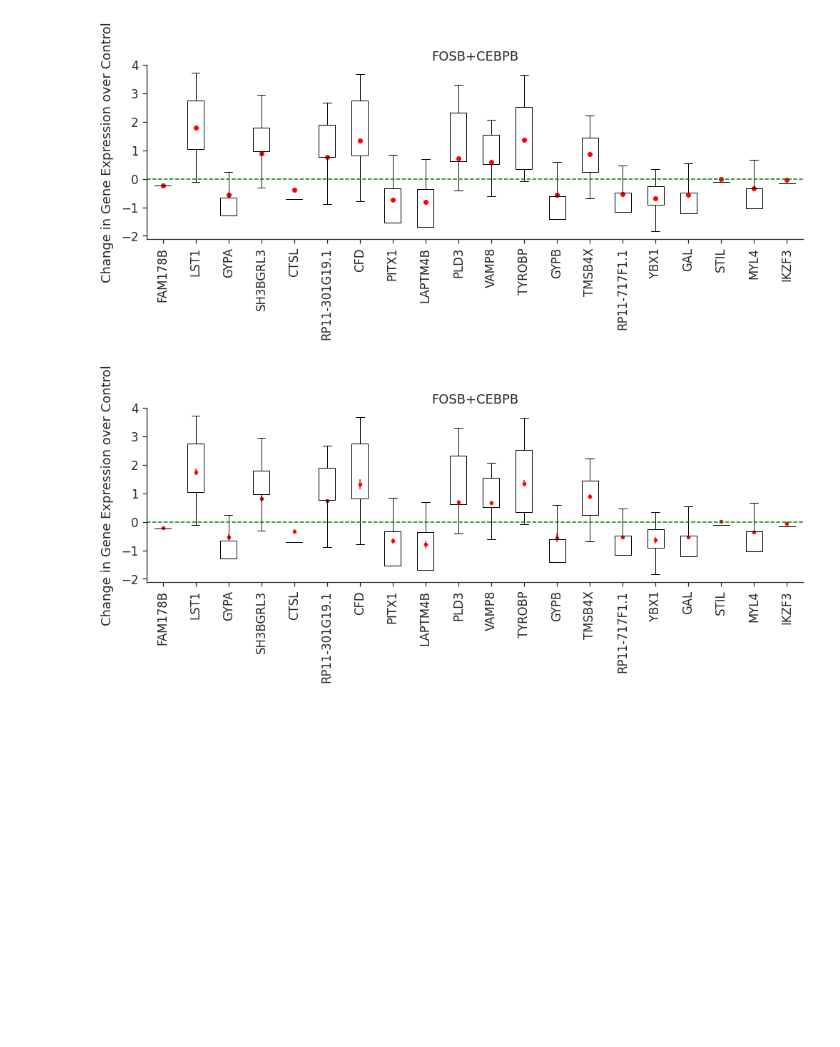
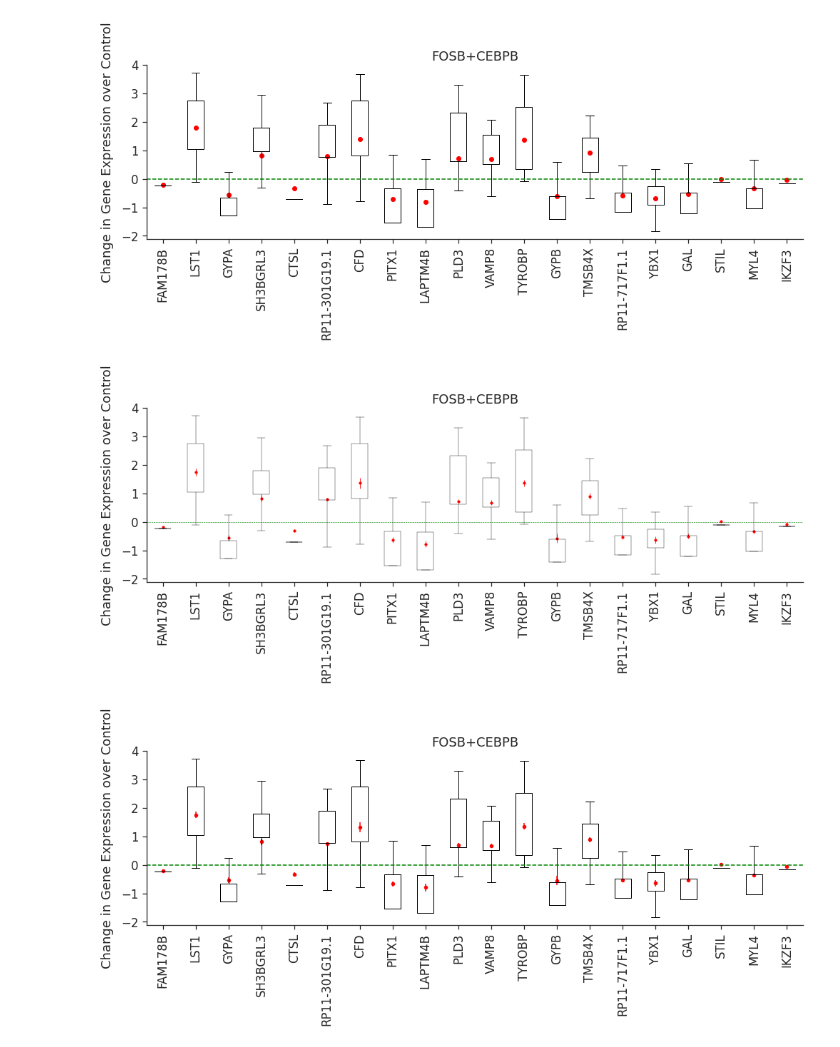
Before and after one commit to yhr91/GEARS_misc, a Jupyter notebook: paper/Fig2g.ipynb, the cells around one changed output. Drawn from its saved outputs; the diff is of its cells as text; code cells hidden in the pictures; blank space fills up the shorter version.

```diff
--- a/paper/Fig2g.ipynb
+++ b/paper/Fig2g.ipynb
@@ -95,7 +95,7 @@ for seed in range(10,15):
                     weight_bias_track = False,
                     proj_name =dataset,
                     exp_name = str(model) + '_' + test_pert_genes + '_seed' + str(seed))
-    gears_model.load_pretrained('./model_ckpt/' + dataset + '_' + model + '_' + test_pert_genes + '_run' + str(seed))
+    gears_model.load_pretrained('/dfs/user/yhr/gears2/Evaluation/model_ckpt/' + dataset + '_' + model + '_' + test_pert_genes + '_run' + str(seed))
 
     de_idx_pert = 'FOSB+CEBPB'
     query = 'FOSB+CEBPB'
@@ -153,6 +153,11 @@ import scipy
 means = np.mean(list(preds.values()),0)
 sds = np.std(list(preds.values()),0)
 cis = [mean_confidence_interval(x) for x in np.vstack(preds.values()).T]
+# %%
+plot_perturbation_err(gears_model, query='FOSB+CEBPB', mean_pred =means,
+                      errorbars=cis, pred_query='FOSB+CEBPB', save_file='2g.svg')
+# %% [output]
+[figure, added]
 # %%
 plot_perturbation_err(gears_model, query='FOSB+CEBPB', mean_pred =means,
                       errorbars=cis, pred_query='FOSB+CEBPB', save_file='2g.pdf')
```
Also changed, not shown: parts of 1 cell of this notebook, 7 other files.
